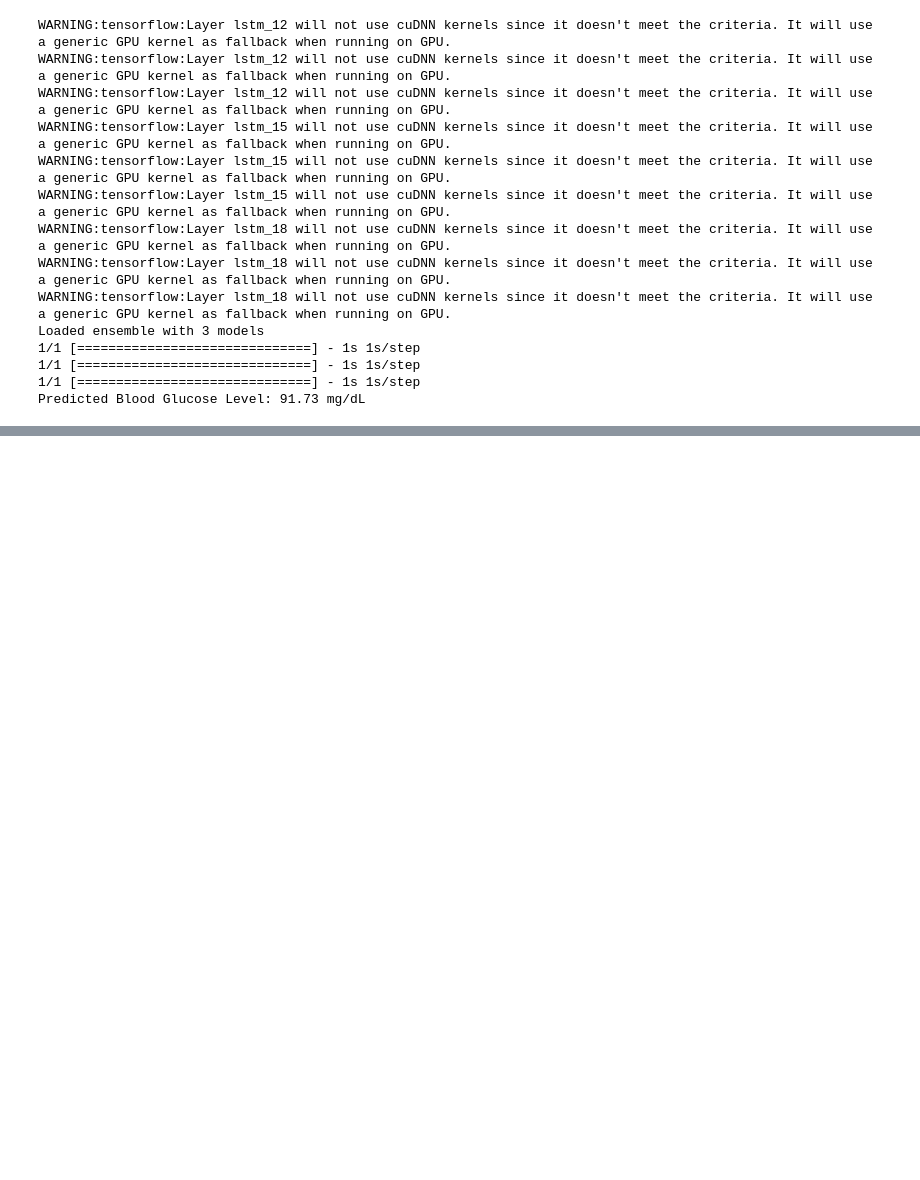
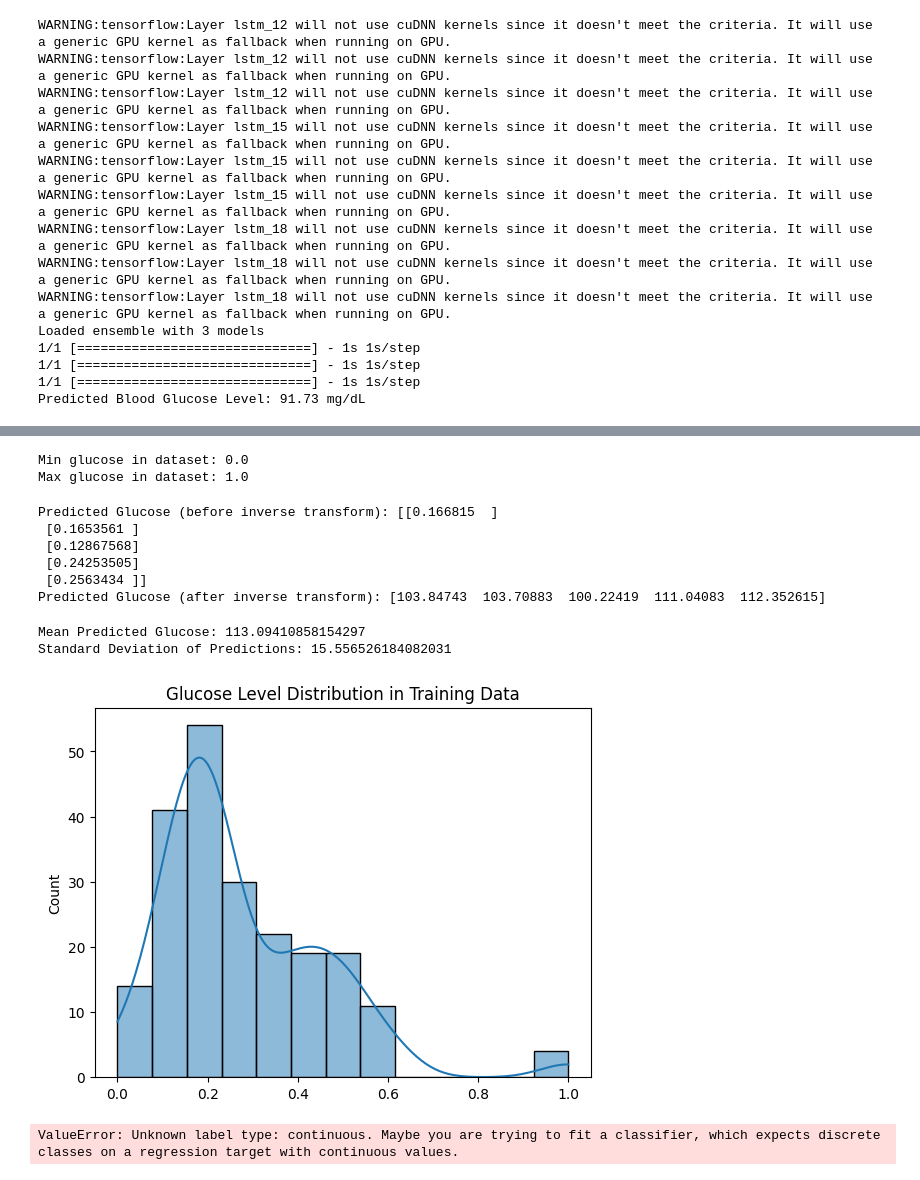
Before and after one commit to nickleeyiqing/NIGM-Capstone, a Jupyter notebook: LSTMCNN/PPG_Dataset/Model.ipynb, the cells around one changed output, grey strips where cells are left out. Cells and saved outputs as stored; diff of their text form; code cells hidden in the pictures; blank space fills up the shorter version.

```diff
--- a/LSTMCNN/PPG_Dataset/Model.ipynb
+++ b/LSTMCNN/PPG_Dataset/Model.ipynb
@@ -897,0 +2363,41 @@ Full pipeline: 104.21 mg/dL
+# %%
+print(f"Min glucose in dataset: {np.min(y_test)}")
+print(f"Max glucose in dataset: {np.max(y_test)}")
+# %% [output]
+Min glucose in dataset: 0.0
+Max glucose in dataset: 1.0
+# %%
+print(f"Predicted Glucose (before inverse transform): {y_pred_normalized[:5]}")
+print(f"Predicted Glucose (after inverse transform): {y_pred[:5]}")
+# %% [output]
+Predicted Glucose (before inverse transform): [[0.166815  ]
+ [0.1653561 ]
+ [0.12867568]
+ [0.24253505]
+ [0.2563434 ]]
+Predicted Glucose (after inverse transform): [103.84743  103.70883  100.22419  111.04083  112.352615]
+# %%
+print(f"Mean Predicted Glucose: {np.mean(y_pred)}")
+print(f"Standard Deviation of Predictions: {np.std(y_pred)}")
+# %% [output]
+Mean Predicted Glucose: 113.09410858154297
+Standard Deviation of Predictions: 15.556526184082031
+# %%
+import seaborn as sns
+sns.histplot(y_train, kde=True)
+plt.title("Glucose Level Distribution in Training Data")
+plt.show()
+# %% [output]
+[figure, added]
+# %%
+from imblearn.over_sampling import SMOTE
+
+smote = SMOTE()
+X_train_resampled, y_train_resampled = smote.fit_resample(X_train, y_train)
+
+# Verify the new distribution
+sns.histplot(y_train_resampled, kde=True)
+plt.title("Balanced Glucose Level Distribution")
+plt.show()
+# %% [output]
+ValueError: Unknown label type: continuous. Maybe you are trying to fit a classifier, which expects discrete classes on a regression target with continuous values.
```
Also changed, not shown: parts of 16 cells of this notebook, 16 other files.
